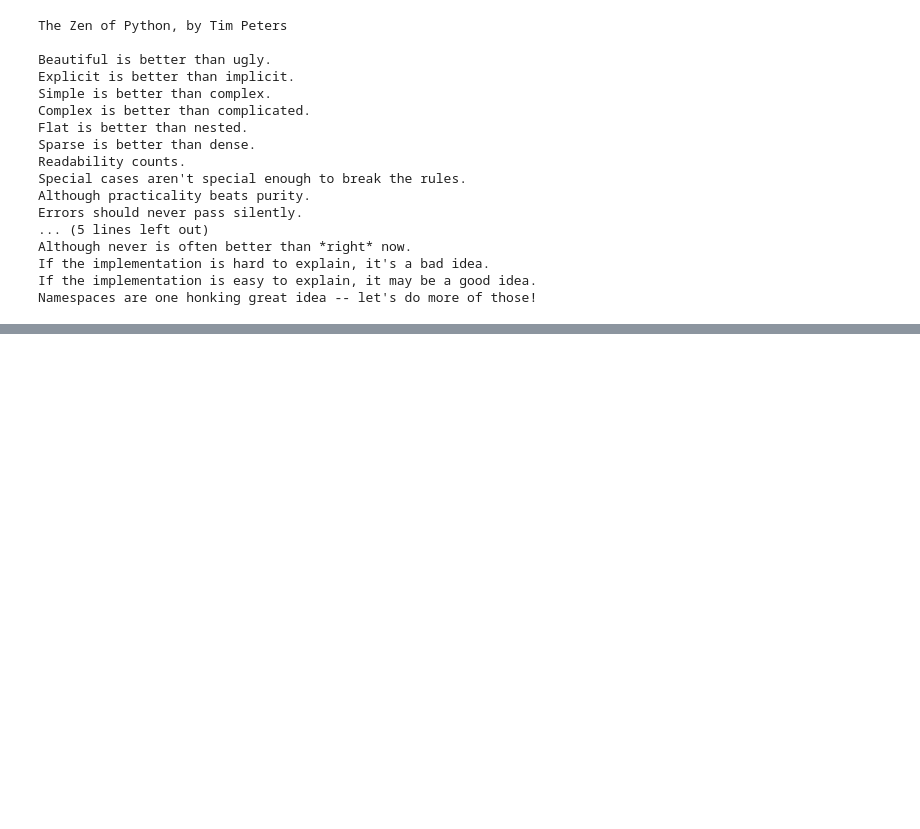
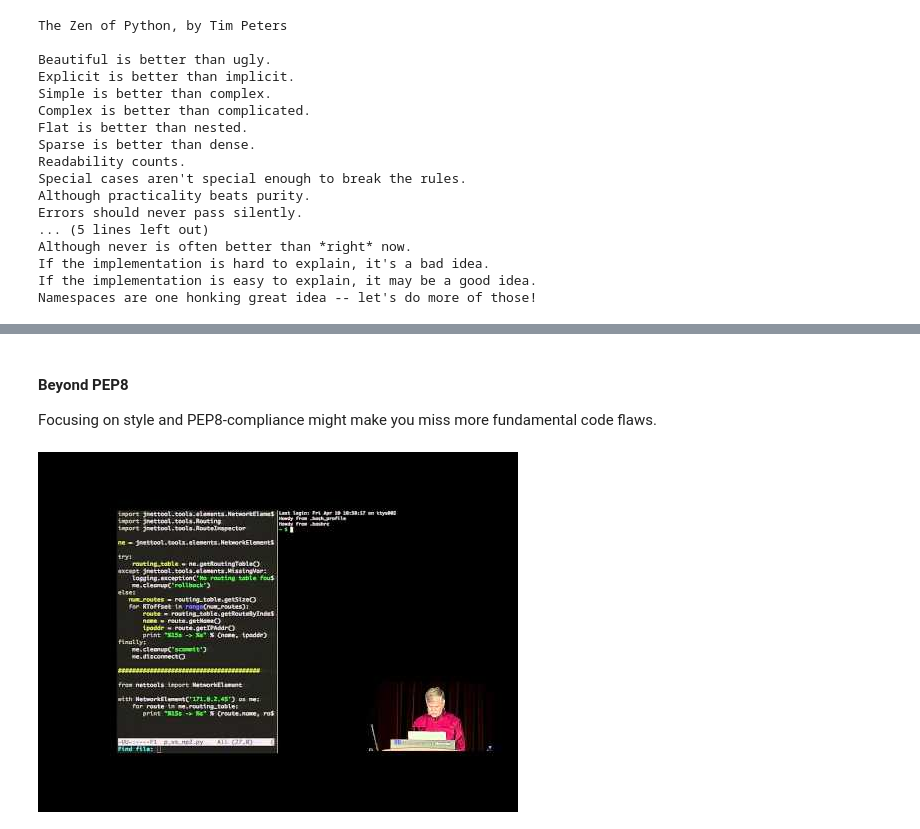
Before and after one commit to bpesquet/ainotes, a Jupyter notebook: docs/foundations/programming.ipynb, the cells around one changed output, grey strips where cells are left out. Cells and saved outputs as stored; diff of their text form; code cells hidden in the pictures; blank space fills up the shorter version.

```diff
--- a/docs/foundations/programming.ipynb
+++ b/docs/foundations/programming.ipynb
@@ -695,0 +846,10 @@ Namespaces are one honking great idea -- let's do more of those!
+# %% [markdown]
+#### Beyond PEP8
+
+Focusing on style and PEP8-compliance might make you miss more fundamental code flaws.
+# %%
+from IPython.display import YouTubeVideo
+
+YouTubeVideo("wf-BqAjZb8M")
+# %% [output]
+[figure, added]
```
Also changed, not shown: parts of 42 cells of this notebook, 5 other files.
